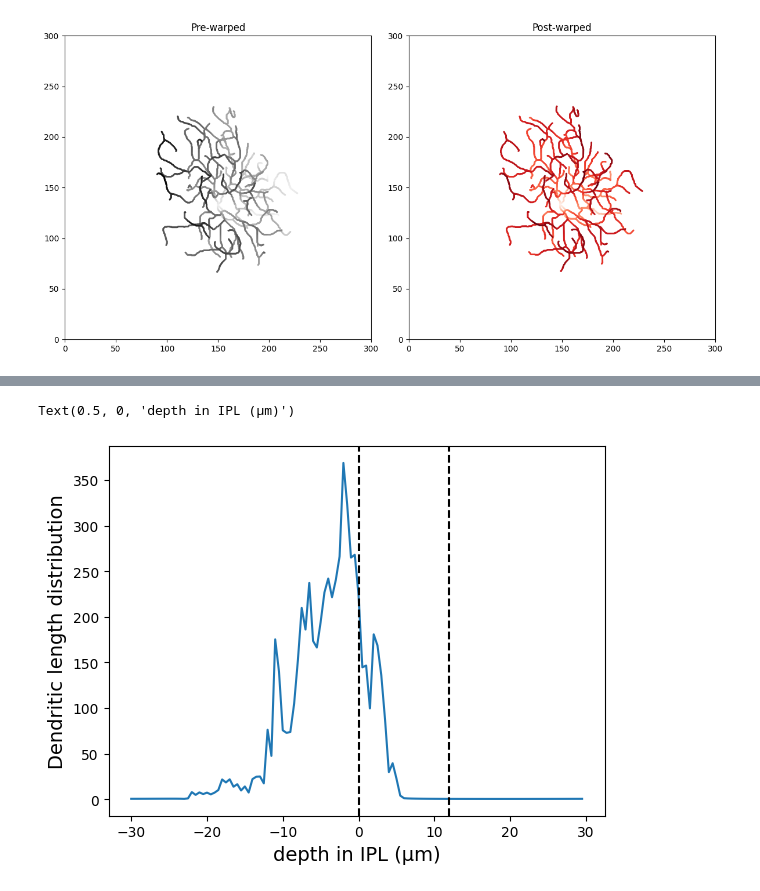
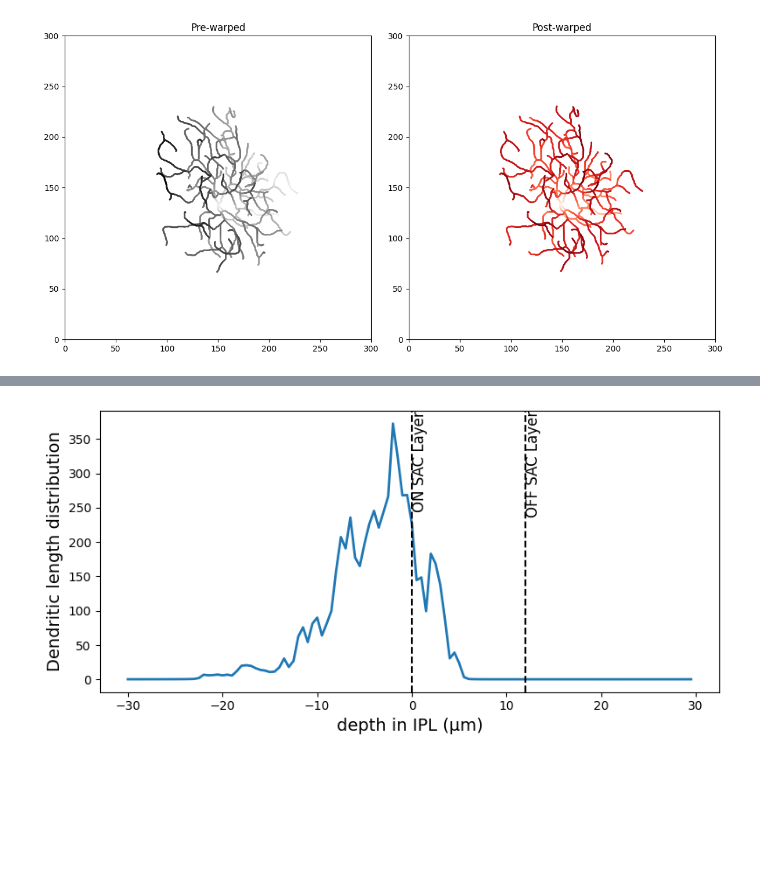
Before and after one commit to berenslab/pywarper, a Jupyter notebook: notebooks/example.ipynb, the cells around one changed output, grey strips where cells are left out. Cells and saved outputs as stored; diff of their text form; code cells hidden in the pictures; blank space fills up the shorter version.

```diff
--- a/notebooks/example.ipynb
+++ b/notebooks/example.ipynb
@@ -164,11 +150,23 @@ warped_arbor
 # %%
 x, z = get_zprofile(warped_arbor, z_res=0.5, grid_point_count=120, z_ext=5.)
 
-plt.plot(x, z)
-plt.axvline(0, color='k', linestyle='--')
-plt.axvline(12, color='k', linestyle='--')
-plt.ylabel('Dendritic length distribution', fontsize=14)
-plt.xlabel(('depth in IPL (μm)'), fontsize=14)
+fig, ax = plt.subplots(figsize=(8, 4))
+
+ax.plot(x, z, lw=2)
+ax.axvline(0,  color='k', ls='--')
+ax.axvline(12, color='k', ls='--')
+y_top = ax.get_ylim()[1]
+ax.text( 0,  y_top, 'ON SAC Layer',
+        rotation=90, va='top', ha='left',
+        fontsize=12, bbox=dict(boxstyle='round,pad=0.2', fc='none', ec='none'))
+
+ax.text(12, y_top, 'OFF SAC Layer',
+        rotation=90, va='top', ha='left',
+        fontsize=12, bbox=dict(boxstyle='round,pad=0.2', fc='none', ec='none'))
+
+ax.set_ylabel('Dendritic length distribution', fontsize=14)
+ax.set_xlabel('depth in IPL (μm)', fontsize=14)
+
+fig.tight_layout()
 # %% [output]
-Text(0.5, 0, 'depth in IPL (μm)')
-[figure, old version]
+[figure, new version]
```
Also changed, not shown: parts of 7 cells of this notebook, 1 other file.
